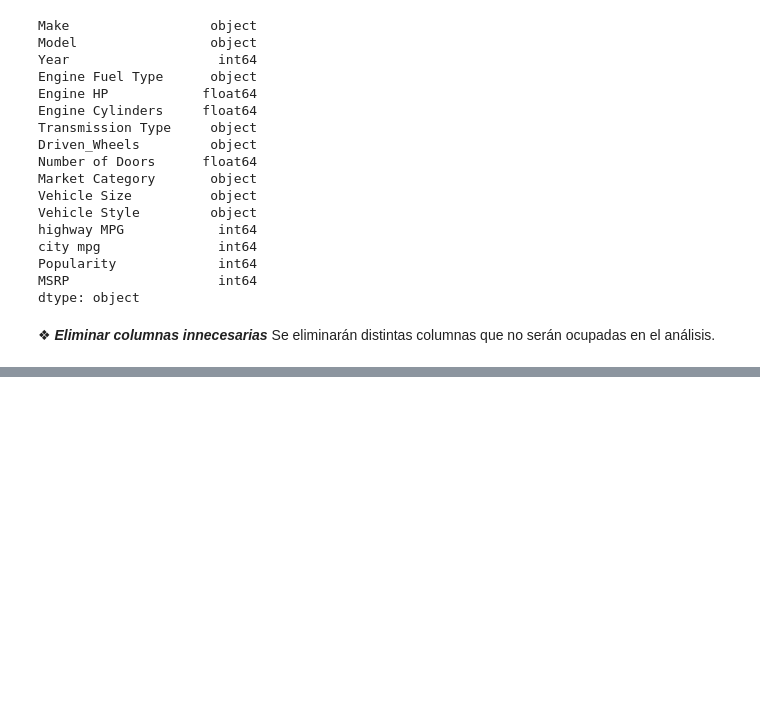
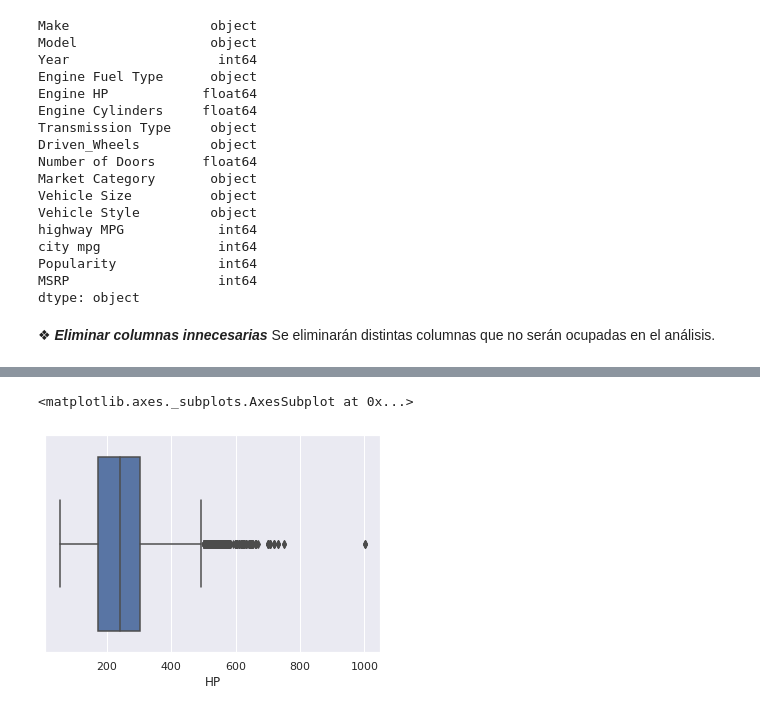
Before and after one commit to carlosthieme/sustantiva, a Jupyter notebook: Proyecto_Final_Sustantiva.ipynb, the cells around one changed output, grey strips where cells are left out. Saved outputs shown, nothing was run; the diff lists cells and outputs as text; code cells hidden in the pictures; blank space fills up the shorter version.

```diff
--- a/Proyecto_Final_Sustantiva.ipynb
+++ b/Proyecto_Final_Sustantiva.ipynb
@@ -99,0 +222,5 @@ df.head(5)
+# %%
+sns.boxplot(x=df['HP'])
+# %% [output]
+<matplotlib.axes._subplots.AxesSubplot at 0x...>
+[figure, added]
```
Also changed, not shown: parts of 27 cells of this notebook.
